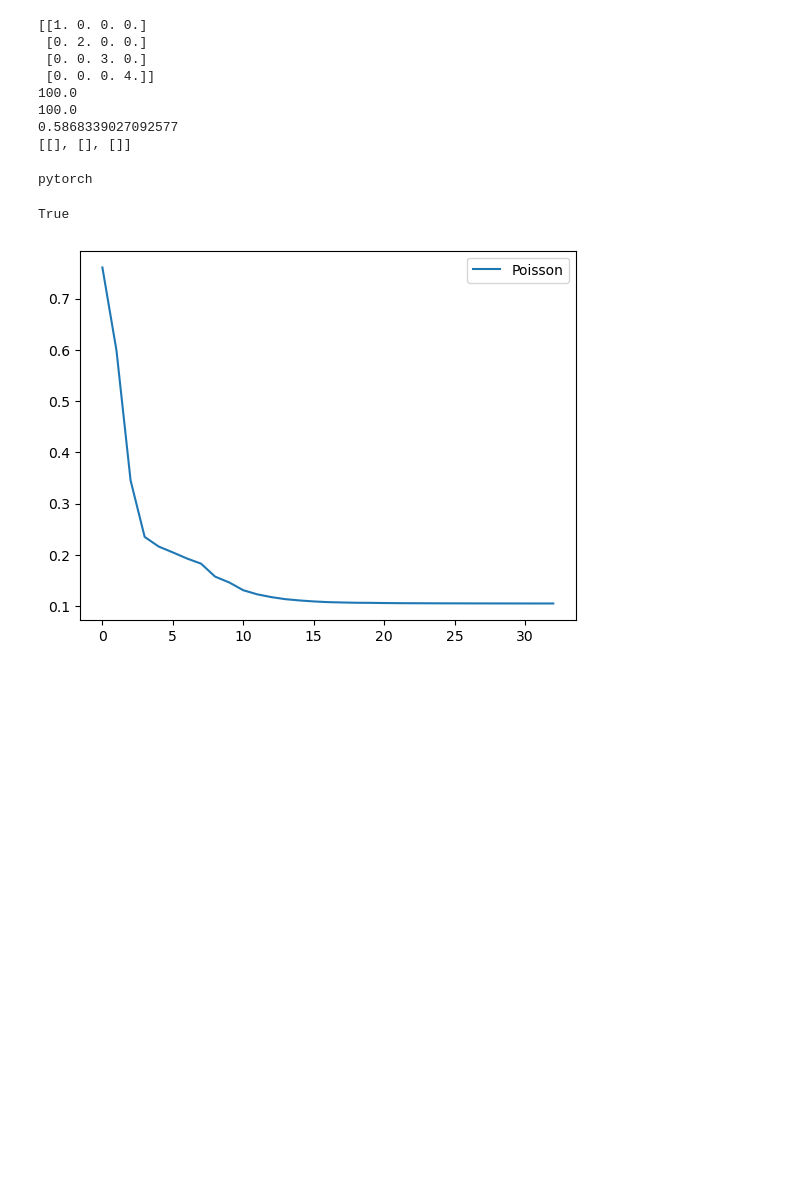
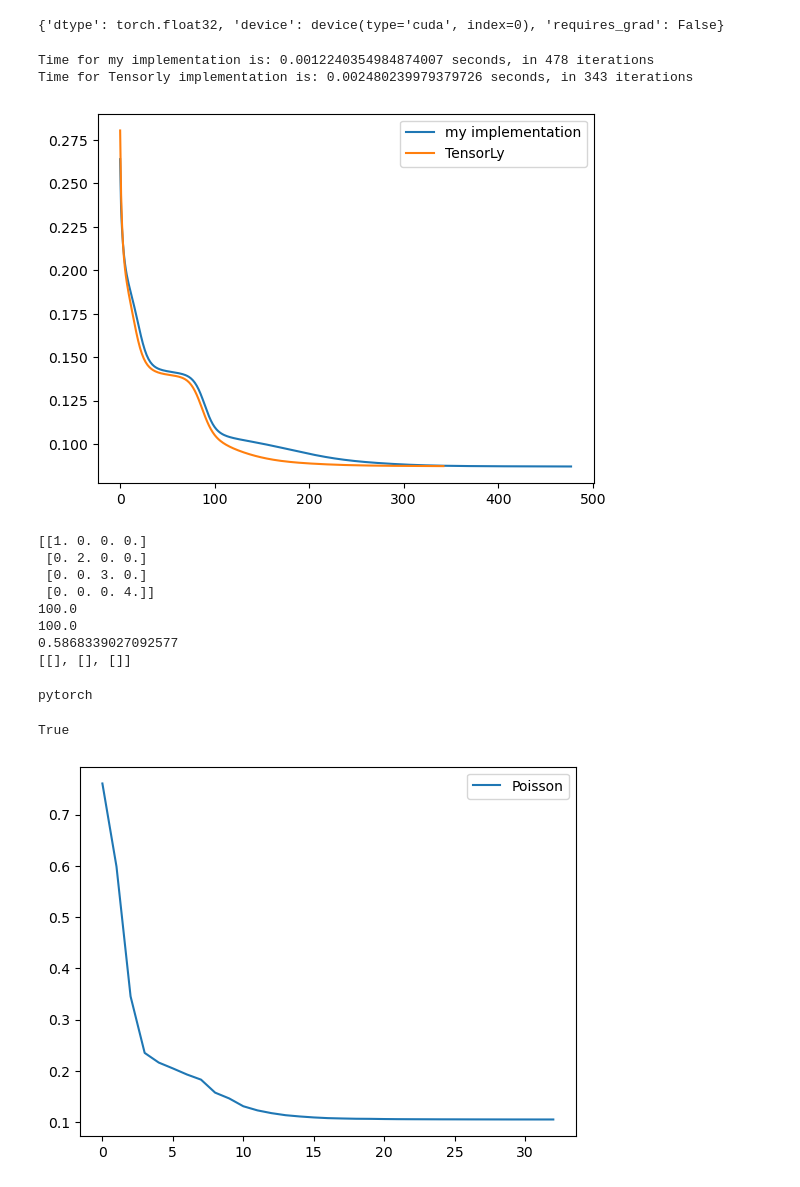
Before and after one commit to IntegrierBar/GeometricTensorFactorization, a Jupyter notebook: Masterarbeit.ipynb, the cells around one changed output. Saved outputs shown, nothing was run; the diff lists cells and outputs as text; code cells hidden in the pictures; blank space fills up the shorter version.

```diff
--- a/Masterarbeit.ipynb
+++ b/Masterarbeit.ipynb
@@ -22,3 +22,12 @@ from typing import List
 import copy # import copy so that we can do deep copys
 
 import pickle # use pickle to save results to disk
+# %%
+def random_cp_with_noise(dimensions, F, noise_scaling=0.1, context={}):
+    """
+    Create a random CP tensor with some added noise
+    """
+    true_solution = tl.random.random_cp(dimensions, F, full=True, **context)
+    noise = tl.random.random_tensor(dimensions, **context) * noise_scaling * tl.max(true_solution)
+    X = true_solution + noise
+    return X
@@ -25,3 +112,39 @@ import pickle # use pickle to save results to disk
+# %%
+tl.set_backend('pytorch')
+context = {'dtype': tl.float32,
+           'device': 'cuda'}
+tensor = random_cp_with_noise((10, 10, 10), 2, context=context)
+print(tl.context(tensor))
+# %% [output]
+{'dtype': torch.float32, 'device': device(type='cuda', index=0), 'requires_grad': False}
+# %%
+# comparing my multiplicative and TensorLys, as they are the same algorithm
+tl.set_backend('pytorch')
+context = {'dtype': tl.float32,
+           'device': 'cuda'}
+X = random_cp_with_noise((300, 300, 3), 3, context=context)
+F = 3
+
+# first check my implementation
+start = time.time()
+_, RE_mult, approx_mult = tensor_factorization_cp_multiplicative(X, F, max_iter=1000, detailed=True, verbose=False)
+end = time.time()
+RE_mult.pop(0)
+print("Time for my implementation is: " + str((end-start)/len(RE_mult)) + " seconds, in " + str(len(RE_mult)) + " iterations")
+
+start = time.time()
+_, RE_tensorly = tl.decomposition.non_negative_parafac(X, F, init='random', n_iter_max=1000, return_errors=True)
+end = time.time()
+print("Time for Tensorly implementation is: " + str((end-start)/len(RE_tensorly)) + " seconds, in " + str(len(RE_tensorly)) + " iterations")
+
+plt.plot([value.cpu() for value in RE_mult], label="my implementation")
+plt.plot([value.cpu() for value in RE_tensorly], label="TensorLy")
+plt.legend()
+plt.show()
+# %% [output]
+Time for my implementation is: 0.0012240354984874007 seconds, in 478 iterations
+Time for Tensorly implementation is: 0.002480239979379726 seconds, in 343 iterations
+[figure, added]
 # %%
 x = np.array([1.0, 2.0, 3.0, 4.0])
 G = np.diag(1.0/x)
```
Also changed, not shown: parts of 4 cells of this notebook, 2 other files.
